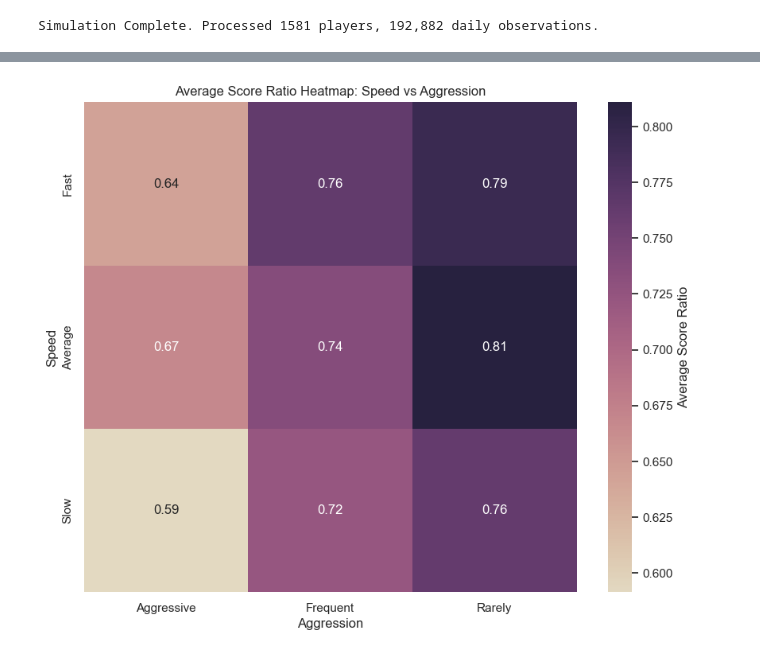
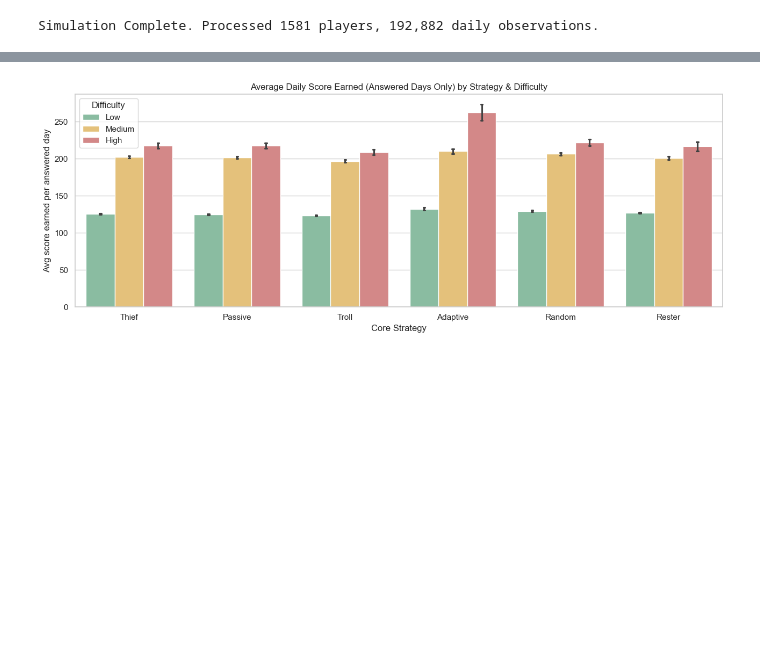
Before and after one commit to blakefren/jbot, a Jupyter notebook: scripts/simulate_powerups_viz.ipynb, the cells around one changed output, grey strips where cells are left out. Cells and saved outputs as stored; diff of their text form; code cells hidden in the pictures; blank space fills up the shorter version.

Commit message:
Clean up simulator

```diff
--- a/scripts/simulate_powerups_viz.ipynb
+++ b/scripts/simulate_powerups_viz.ipynb
@@ -117,6 +127,9 @@ daily_df = pd.DataFrame(daily_records)
 # Exclude Benchmark from difficulty charts — it doesn't change behaviour by design
 daily_df = daily_df[daily_df["core_strategy"] != "Benchmark"]
 
+# Map None powerup_type to "none" for cleaner grouping
+daily_df["powerup_type"] = daily_df["powerup_type"].fillna("none")
+
 # Ordered difficulty axis
 daily_df["difficulty"] = pd.Categorical(
     daily_df["difficulty"], categories=["Low", "Medium", "High"], ordered=True
@@ -314,33 +293,25 @@ plt.show()
-# %%
-# Heatmap: Speed vs Aggression (Average Score Ratio)
-# Filter for procedural only
-proc_df = df[df["Speed"] != "N/A"]
-
-heatmap_data_agg = proc_df.pivot_table(
-    index="Speed", columns="Aggression", values="Score Ratio", aggfunc="mean"
-)
-
-# Reorder indices for better readability
-speed_order = ["Fast", "Average", "Slow"]
-agg_order = ["Aggressive", "Frequent", "Rarely"]
-# Filter to existing
-speed_order_agg = [s for s in speed_order if s in heatmap_data_agg.index]
-agg_order_agg = [a for a in agg_order if a in heatmap_data_agg.columns]
-
-heatmap_data_agg = heatmap_data_agg.reindex(
-    index=speed_order_agg, columns=agg_order_agg
-)
-
-plt.figure(figsize=(10, 8))
-sns.heatmap(
-    heatmap_data_agg,
-    annot=True,
-    fmt=".2f",
-    # https://seaborn.pydata.org/tutorial/color_palettes.html
-    cmap=sns.color_palette("ch:s=-.2,r=.6", as_cmap=True),
-    cbar_kws={"label": "Average Score Ratio"},
-)
-plt.title("Average Score Ratio Heatmap: Speed vs Aggression")
-plt.show()
-# %% [output]
-[figure, removed]
+# %%
+# Average daily score earned (excluding rest days) by difficulty per strategy.
+# Shows which strategies extract the most value out of each tier when they do guess.
+answered_df = daily_df[~daily_df["rested"]].copy()
+
+plt.figure(figsize=(13, 5))
+ax = sns.barplot(
+    data=answered_df,
+    x="core_strategy",
+    y="score_earned",
+    hue="difficulty",
+    hue_order=["Low", "Medium", "High"],
+    palette={"Low": "#82C4A0", "Medium": "#F5C76A", "High": "#E07B7B"},
+    order=[s for s in ranked_strategy_order if s in answered_df["core_strategy"].unique()],
+    errorbar=("ci", 95),
+    capsize=0.05,
+)
+plt.title("Average Daily Score Earned (Answered Days Only) by Strategy & Difficulty")
+plt.xlabel("Core Strategy")
+plt.ylabel("Avg score earned per answered day")
+plt.legend(title="Difficulty")
+plt.tight_layout()
+plt.show()
+# %% [output]
+[figure, added]
```
Also changed, not shown: parts of 23 cells of this notebook, 1 other file.
